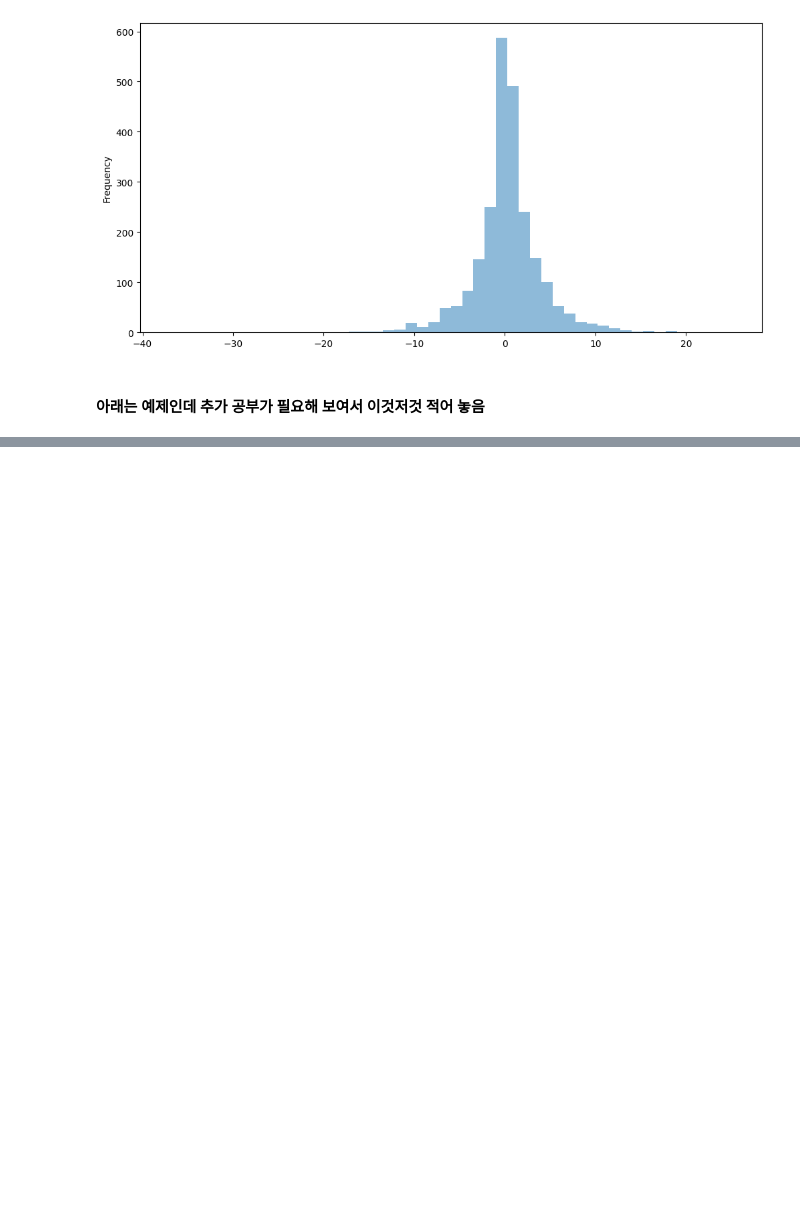
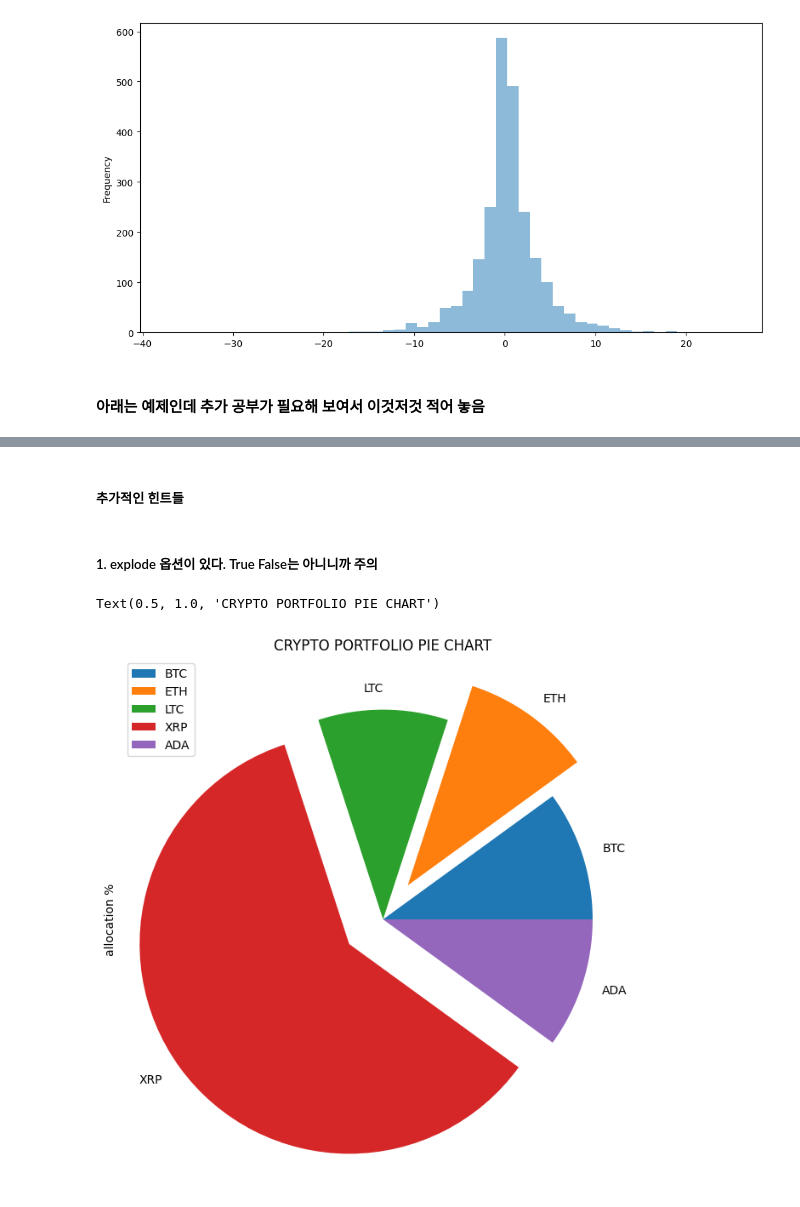
Before and after one commit to KC-HaroldLee/udemy_study_pandas, a Jupyter notebook: section006.ipynb, the cells around one changed output, grey strips where cells are left out. Drawn from its saved outputs; the diff is of its cells as text; code cells hidden in the pictures; blank space fills up the shorter version.

```diff
--- a/section006.ipynb
+++ b/section006.ipynb
@@ -290,0 +294,15 @@ print("sigma : ", sigma)
+# %% [markdown]
+##### 추가적인 힌트들
+# %% [markdown]
+##### 1.  explode 옵션이 있다. True False는 아니니까 주의
+# %%
+my_dict =  {'allocation %': [10, 10, 10, 60, 10]}
+explode = (0, 0.2, 0, 0.2, 0)
+
+crypto_df = pd.DataFrame(data = my_dict, index = ['BTC', 'ETH', 'LTC', 'XRP', 'ADA'])
+crypto_df.plot.pie(y = 'allocation %', explode = explode, figsize = (8, 8))
+
+plt.title('CRYPTO PORTFOLIO PIE CHART')
+# %% [output]
+Text(0.5, 1.0, 'CRYPTO PORTFOLIO PIE CHART')
+[figure, added]
```
Also changed, not shown: parts of 1 cell of this notebook, 2 other files.
